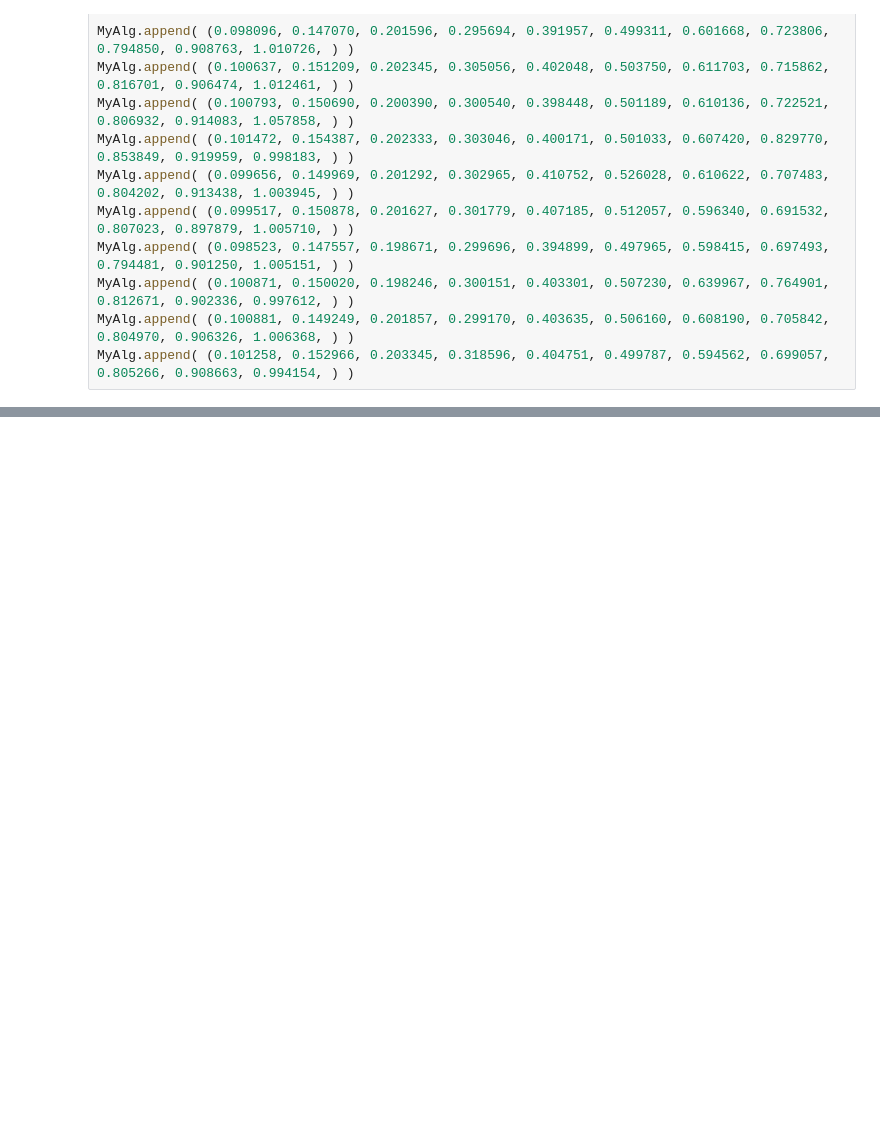
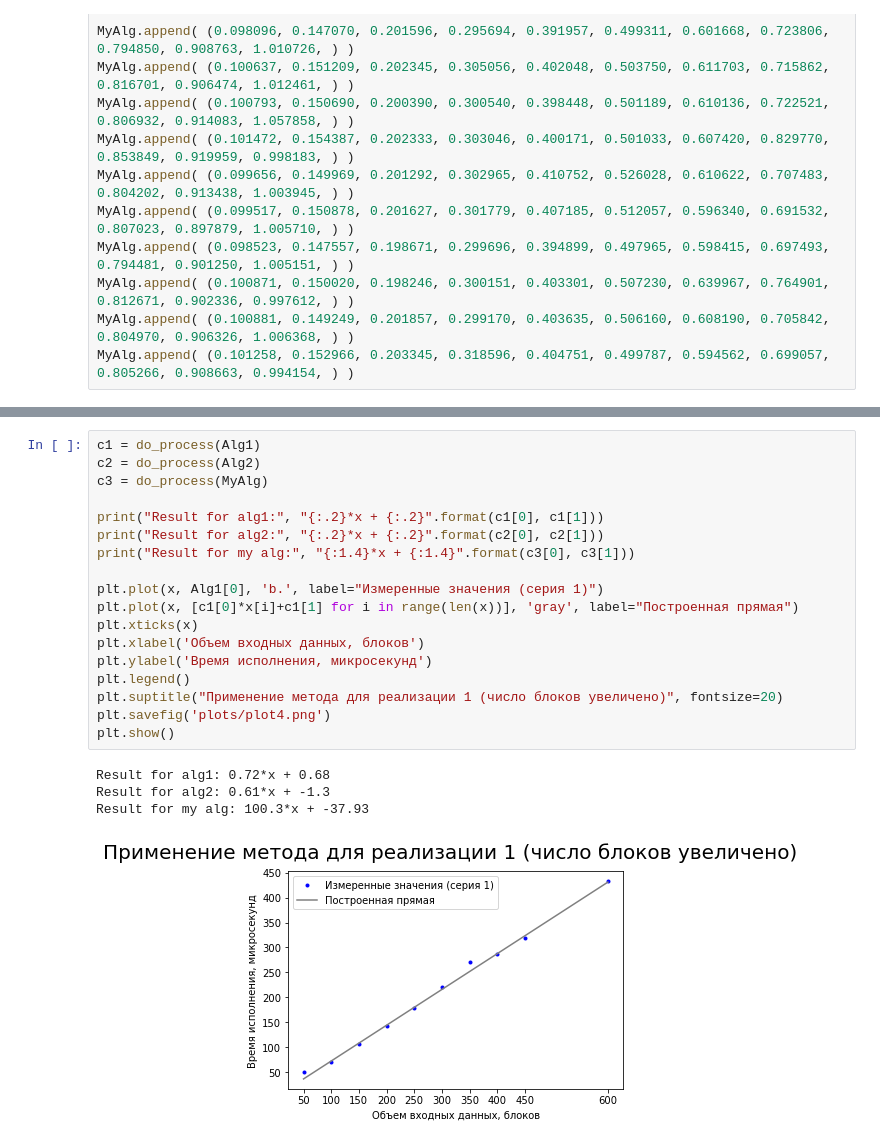
Before and after one commit to daniel-momot/GraduateWork, a Jupyter notebook: Реализация/Processed.ipynb, the cells around one changed output, grey strips where cells are left out. Drawn from its saved outputs; the diff is of its cells as text; blank space fills up the shorter version.

```diff
--- a/Реализация/Processed.ipynb
+++ b/Реализация/Processed.ipynb
@@ -124,0 +188,23 @@ plt.show()
+# %%
+c1 = do_process(Alg1)
+c2 = do_process(Alg2)
+c3 = do_process(MyAlg)
+
+print("Result for alg1:", "{:.2}*x + {:.2}".format(c1[0], c1[1]))
+print("Result for alg2:", "{:.2}*x + {:.2}".format(c2[0], c2[1]))
+print("Result for my alg:", "{:1.4}*x + {:1.4}".format(c3[0], c3[1]))
+
+plt.plot(x, Alg1[0], 'b.', label="Измеренные значения (серия 1)")
+plt.plot(x, [c1[0]*x[i]+c1[1] for i in range(len(x))], 'gray', label="Построенная прямая")
+plt.xticks(x)
+plt.xlabel('Объем входных данных, блоков')
+plt.ylabel('Время исполнения, микросекунд')
+plt.legend()
+plt.suptitle("Применение метода для реализации 1 (число блоков увеличено)", fontsize=20)
+plt.savefig('plots/plot4.png')
+plt.show()
+# %% [output]
+Result for alg1: 0.72*x + 0.68
+Result for alg2: 0.61*x + -1.3
+Result for my alg: 100.3*x + -37.93
+[figure, added]
```
Also changed, not shown: parts of 5 cells of this notebook, 8 other files.
